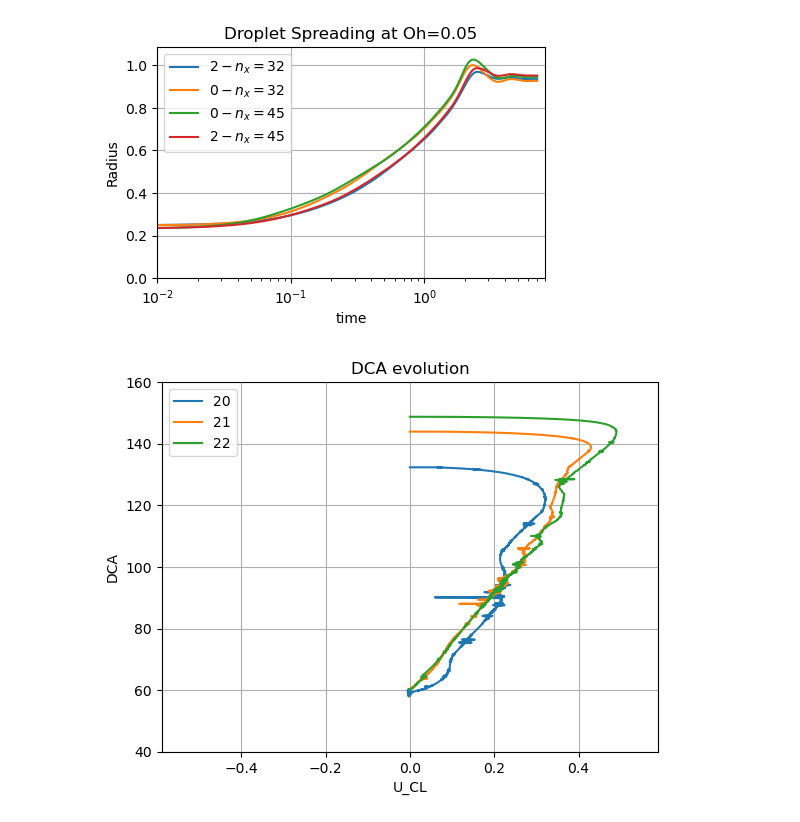
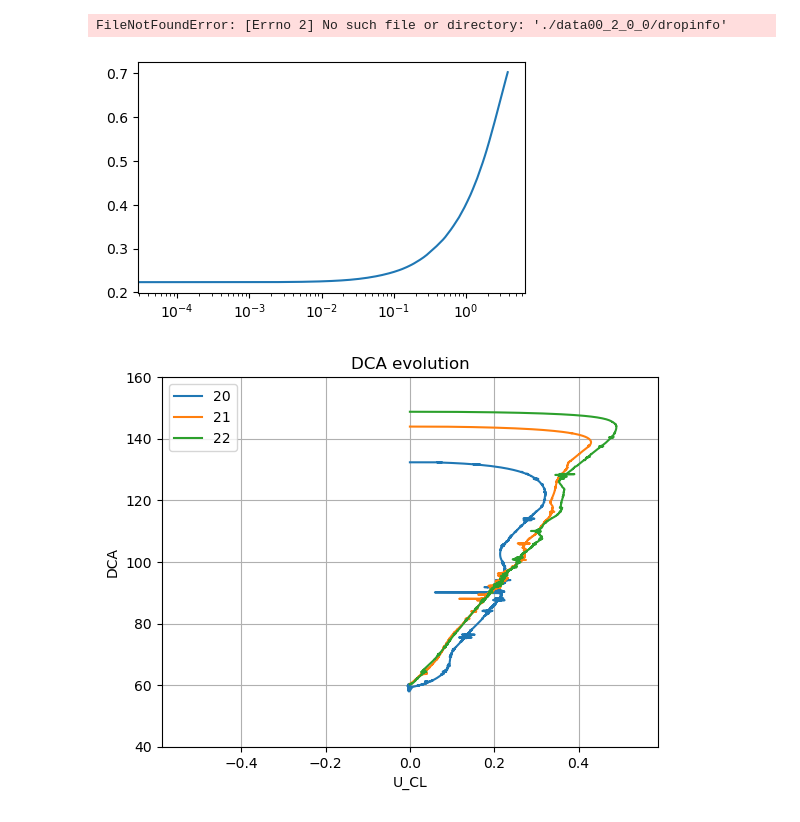
Before and after one commit to pmt58/Droplet_NGA2, a Jupyter notebook: data_analysis.ipynb, the cells around one changed output. Saved outputs shown, nothing was run; the diff lists cells and outputs as text; code cells hidden in the pictures.

```diff
--- a/data_analysis.ipynb
+++ b/data_analysis.ipynb
@@ -16,7 +16,7 @@ cst=0
 f_name=[""]
 f_id=[""]
 for temp in file_temp:
-    match=re.search("data000_",temp)
+    match=re.search("data00_",temp)
     if match:
         f_name.append(temp)
         f_id.append(temp.split('_')[1])
@@ -31,34 +31,35 @@ f_name_sorted=np.empty(np.size(f_name),dtype='<U14')
 for i in range(np.size(f_id)):
     index[i]=np.where(f_id==f_sorted[i])[0][0].astype('int32')#,f_id)
     f_name_sorted[i]=f_name[index[i]]
 n=np.size(f_id)
 fit_param=np.zeros([n,4])
 i=0
 label_key=['$n_x=16$','$n_x=32$','$n_x=45$']
 for f in f_name:
     temp=pd.read_csv('./'+f+'/dropinfo',header=0,delimiter='\\s+')#,skiprows=1)
     data=temp[1:].astype('float32') # Drop first row and interpret data as floating point numbers.
     # === Plot Data === #
     xdata=data['Time'].to_numpy()
     ydata=data['WetAreaFract'].to_numpy()
     p=plt.semilogx(xdata,ydata,label='$'+f.split('_')[1]+'-n_x='+f.split('_')[3]+'$')
     # === Fit model === #
     #popt, pcov = curve_fit(powerlaw, data['Time'], np.pi*np.power(data['Wetted'],2),[1,0.5,1,8])
     popt, pcov = curve_fit(powerlaw, xdata, ydata,bounds=(10**-3,[10,10,10,2]))
     fit_param[i,:]=popt
     #p=plt.plot(xdata,powerlaw(xdata,popt[0],popt[1],popt[2],popt[3]),'--',color=p[0].get_color())
     i=i+1
 
 plt.xlim([0.01,8])
 plt.ylim([0,np.max(ydata)*1.1])
 plt.title('Droplet Spreading at Oh=0.05')
 plt.xlabel('time')
 plt.ylabel('Radius')
 plt.legend()
 plt.grid()
 plt.show()
 # %% [output]
+FileNotFoundError: [Errno 2] No such file or directory: './data00_2_0_0/dropinfo'
-[figure, old version]
+[figure, new version]
 # %%
 # K,n,Af,tau
 a=plt.plot(np.log10(f_id),fit_param[:,0]/np.max(fit_param[:,0]),'-o',label='K')
```
Also changed, not shown: 4 other files.
